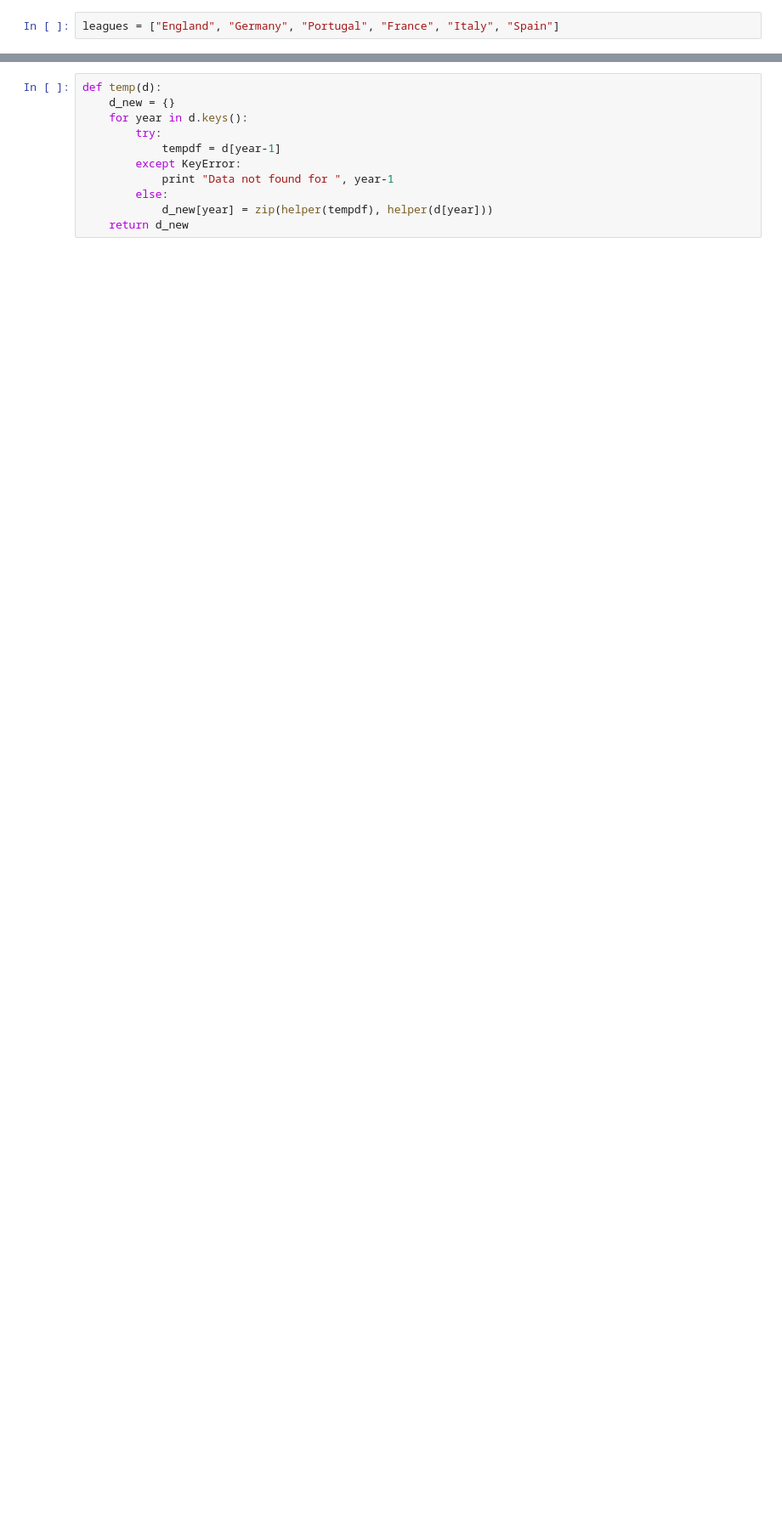
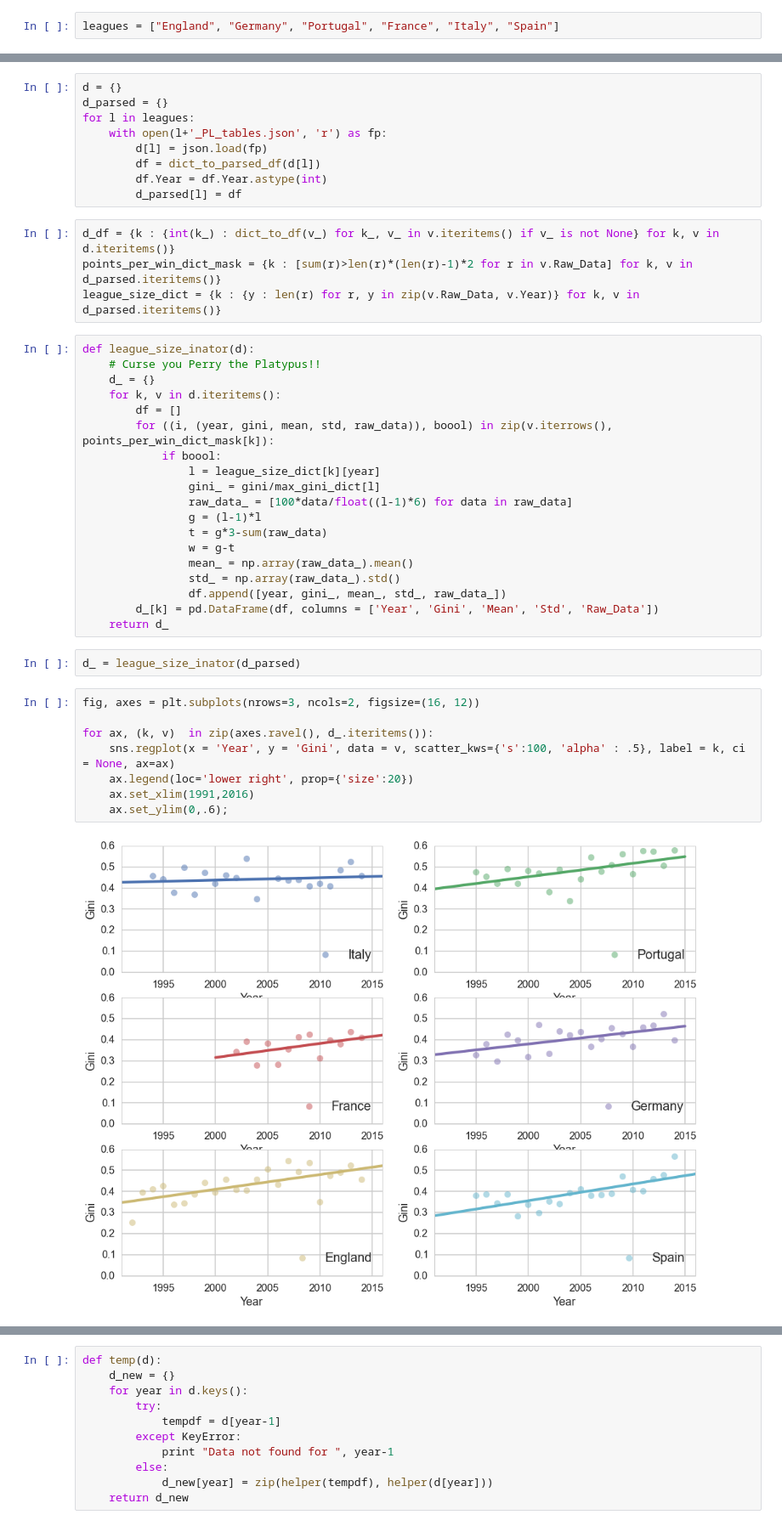
Before and after one commit to harvardsports/data, a Jupyter notebook: soccer-tables/EPL Parity Part 2.ipynb, the cells around one changed output, grey strips where cells are left out. Shown at 85% size. Cells and saved outputs as stored; diff of their text form; blank space fills up the shorter version.

```diff
--- a/soccer-tables/EPL Parity Part 2.ipynb
+++ b/soccer-tables/EPL Parity Part 2.ipynb
@@ -474,0 +222,44 @@ OLS Regression Results
+# %%
+d = {}
+d_parsed = {}
+for l in leagues:
+    with open(l+'_PL_tables.json', 'r') as fp:
+        d[l] = json.load(fp)
+        df = dict_to_parsed_df(d[l])
+        df.Year = df.Year.astype(int)
+        d_parsed[l] = df
+# %%
+d_df = {k : {int(k_) : dict_to_df(v_) for k_, v_ in v.iteritems() if v_ is not None} for k, v in d.iteritems()}
+points_per_win_dict_mask = {k : [sum(r)>len(r)*(len(r)-1)*2 for r in v.Raw_Data] for k, v in d_parsed.iteritems()}
+league_size_dict = {k : {y : len(r) for r, y in zip(v.Raw_Data, v.Year)} for k, v in d_parsed.iteritems()}
+# %%
+def league_size_inator(d):
+    # Curse you Perry the Platypus!!
+    d_ = {}
+    for k, v in d.iteritems():
+        df = []
+        for ((i, (year, gini, mean, std, raw_data)), boool) in zip(v.iterrows(), points_per_win_dict_mask[k]):
+            if boool:
+                l = league_size_dict[k][year]
+                gini_ = gini/max_gini_dict[l]
+                raw_data_ = [100*data/float((l-1)*6) for data in raw_data]
+                g = (l-1)*l
+                t = g*3-sum(raw_data)
+                w = g-t
+                mean_ = np.array(raw_data_).mean()
+                std_ = np.array(raw_data_).std()
+                df.append([year, gini_, mean_, std_, raw_data_])
+        d_[k] = pd.DataFrame(df, columns = ['Year', 'Gini', 'Mean', 'Std', 'Raw_Data'])
+    return d_
+# %%
+d_ = league_size_inator(d_parsed)
+# %%
+fig, axes = plt.subplots(nrows=3, ncols=2, figsize=(16, 12))
+
+for ax, (k, v)  in zip(axes.ravel(), d_.iteritems()):
+    sns.regplot(x = 'Year', y = 'Gini', data = v, scatter_kws={'s':100, 'alpha' : .5}, label = k, ci = None, ax=ax)
+    ax.legend(loc='lower right', prop={'size':20})
+    ax.set_xlim(1991,2016)
+    ax.set_ylim(0,.6);
+# %% [output]
+[figure, added]
```
Also changed, not shown: parts of 58 cells of this notebook, 7 other files.
